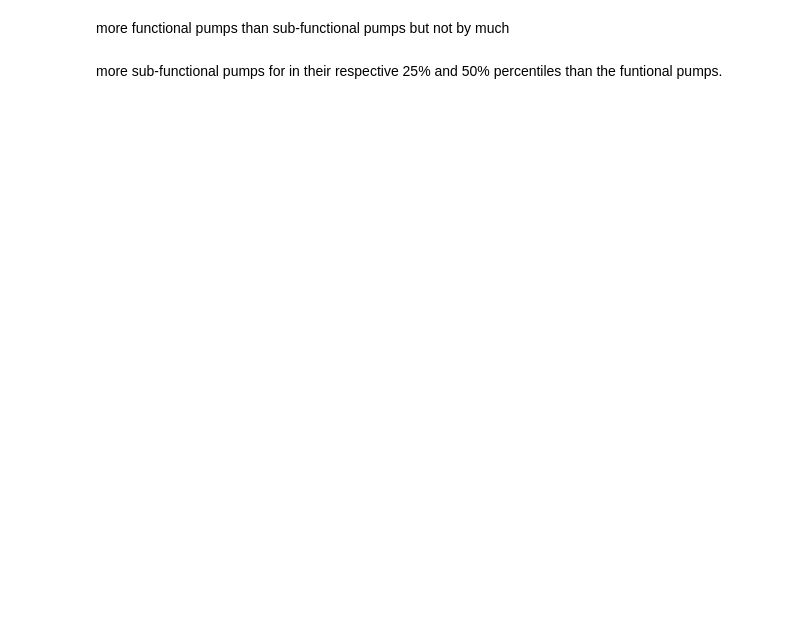
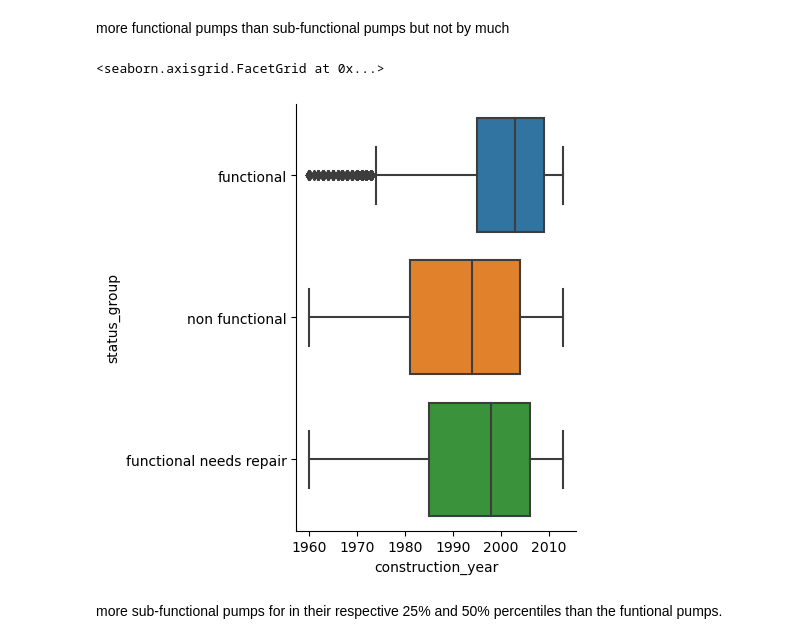
Before and after one commit to roberthobblebottom/pump-it-up, a Jupyter notebook: 1.ipynb, the cells around one changed output. Cells and saved outputs as stored; diff of their text form; code cells hidden in the pictures; blank space fills up the shorter version.

```diff
--- a/1.ipynb
+++ b/1.ipynb
@@ -262,7 +294,10 @@ sns.histplot(train,x='status_group')
 more functional pumps than  sub-functional pumps but not by much
 # %%
 temp = train[train.construction_year != 0]
-sns.catplot(kind= 'box',data = temp, y='status_group',x='construction_year',tit)
+sns.catplot(kind= 'box',data = temp, y='status_group',x='construction_year')
+# %% [output]
+<seaborn.axisgrid.FacetGrid at 0x...>
+[figure, added]
 # %% [markdown]
 more sub-functional pumps for in their respective 25% and 50% percentiles
 than the funtional pumps.
```
Also changed, not shown: parts of 19 cells of this notebook, 1 other file.
